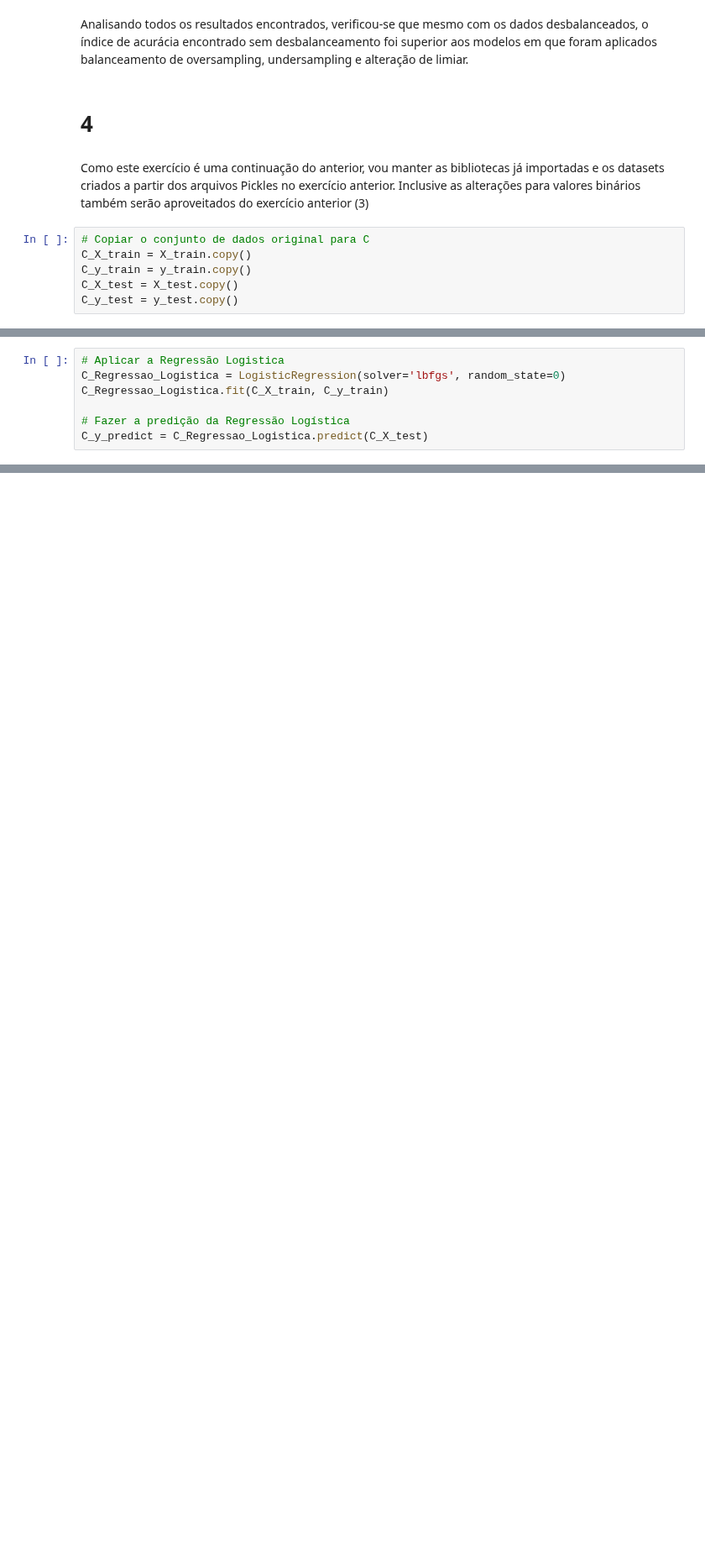
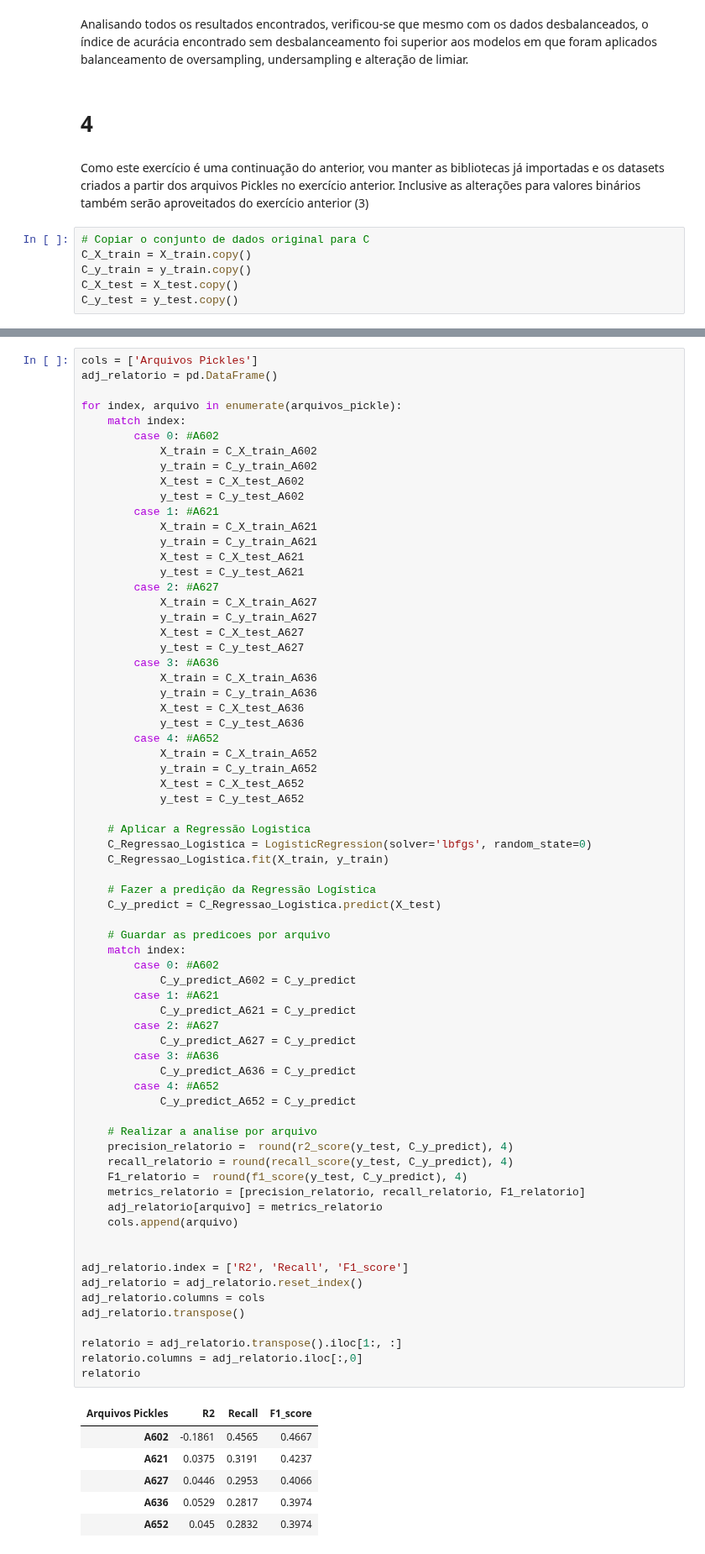
Before and after one commit to helioacastro/Aprendizagem-de-Maquina, a Jupyter notebook: notebooks/AM_T1_HELIO_ARAUJO_E_CASTRO.ipynb, the cells around one changed output, grey strips where cells are left out. Shown at 84% size. Cells and saved outputs as stored; diff of their text form; blank space fills up the shorter version.

```diff
--- a/notebooks/AM_T1_HELIO_ARAUJO_E_CASTRO.ipynb
+++ b/notebooks/AM_T1_HELIO_ARAUJO_E_CASTRO.ipynb
@@ -691,7 +737,0 @@ Neste conjunto será aplicado um algoritmo de classificação, no caso a regress
-# %%
-# Aplicar a Regressão Logistica
-C_Regressao_Logistica = LogisticRegression(solver='lbfgs', random_state=0)
-C_Regressao_Logistica.fit(C_X_train, C_y_train)
-
-# Fazer a predição da Regressão Logística
-C_y_predict = C_Regressao_Logistica.predict(C_X_test)
@@ -726,0 +738,76 @@ print(R_X_train_A652.shape)
+# %%
+cols = ['Arquivos Pickles']
+adj_relatorio = pd.DataFrame()
+
+for index, arquivo in enumerate(arquivos_pickle):
+    match index:
+        case 0: #A602
+            X_train = C_X_train_A602
+            y_train = C_y_train_A602
+            X_test = C_X_test_A602
+            y_test = C_y_test_A602
+        case 1: #A621
+            X_train = C_X_train_A621
+            y_train = C_y_train_A621
+            X_test = C_X_test_A621
+            y_test = C_y_test_A621
+        case 2: #A627
+            X_train = C_X_train_A627
+            y_train = C_y_train_A627
+            X_test = C_X_test_A627
+            y_test = C_y_test_A627
+        case 3: #A636
+            X_train = C_X_train_A636
+            y_train = C_y_train_A636
+            X_test = C_X_test_A636
+            y_test = C_y_test_A636
+        case 4: #A652
+            X_train = C_X_train_A652
+            y_train = C_y_train_A652
+            X_test = C_X_test_A652
+            y_test = C_y_test_A652
+
+    # Aplicar a Regressão Logistica
+    C_Regressao_Logistica = LogisticRegression(solver='lbfgs', random_state=0)
+    C_Regressao_Logistica.fit(X_train, y_train)
+
+    # Fazer a predição da Regressão Logística
+    C_y_predict = C_Regressao_Logistica.predict(X_test)
+
+    # Guardar as predicoes por arquivo
+    match index:
+        case 0: #A602
+            C_y_predict_A602 = C_y_predict
+        case 1: #A621
+            C_y_predict_A621 = C_y_predict
+        case 2: #A627
+            C_y_predict_A627 = C_y_predict
+        case 3: #A636
+            C_y_predict_A636 = C_y_predict
+        case 4: #A652
+            C_y_predict_A652 = C_y_predict
+
+    # Realizar a analise por arquivo
+    precision_relatorio =  round(r2_score(y_test, C_y_predict), 4)
+    recall_relatorio = round(recall_score(y_test, C_y_predict), 4)
+    F1_relatorio =  round(f1_score(y_test, C_y_predict), 4)
+    metrics_relatorio = [precision_relatorio, recall_relatorio, F1_relatorio]
+    adj_relatorio[arquivo] = metrics_relatorio
+    cols.append(arquivo)
+
+
+adj_relatorio.index = ['R2', 'Recall', 'F1_score']
+adj_relatorio = adj_relatorio.reset_index()
+adj_relatorio.columns = cols
+adj_relatorio.transpose()
+
+relatorio = adj_relatorio.transpose().iloc[1:, :]
+relatorio.columns = adj_relatorio.iloc[:,0]
+relatorio
+# %% [output]
+| Arquivos Pickles | R2 | Recall | F1_score |
+| A602 | -0.1861 | 0.4565 | 0.4667 |
+| A621 | 0.0375 | 0.3191 | 0.4237 |
+| A627 | 0.0446 | 0.2953 | 0.4066 |
+| A636 | 0.0529 | 0.2817 | 0.3974 |
+| A652 | 0.045 | 0.2832 | 0.3974 |
```
Also changed, not shown: parts of 14 cells of this notebook.
